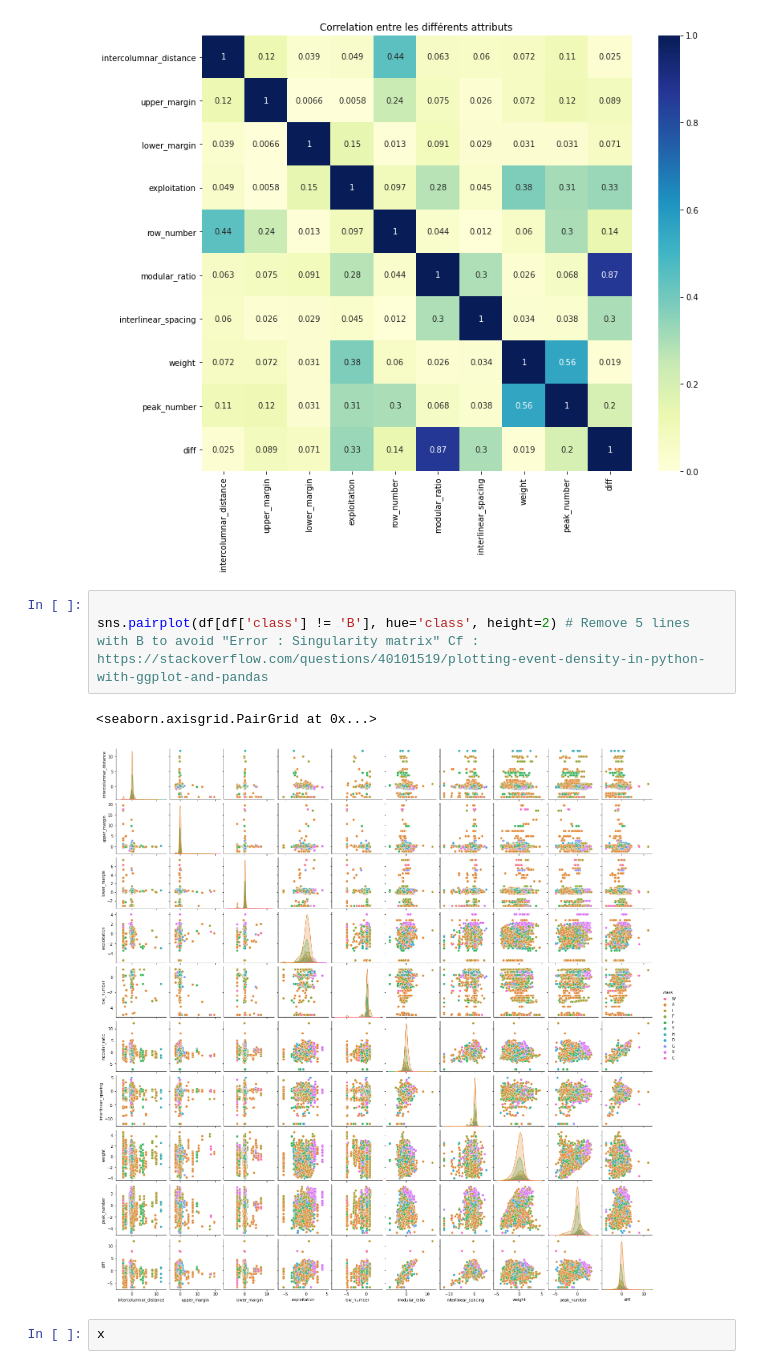
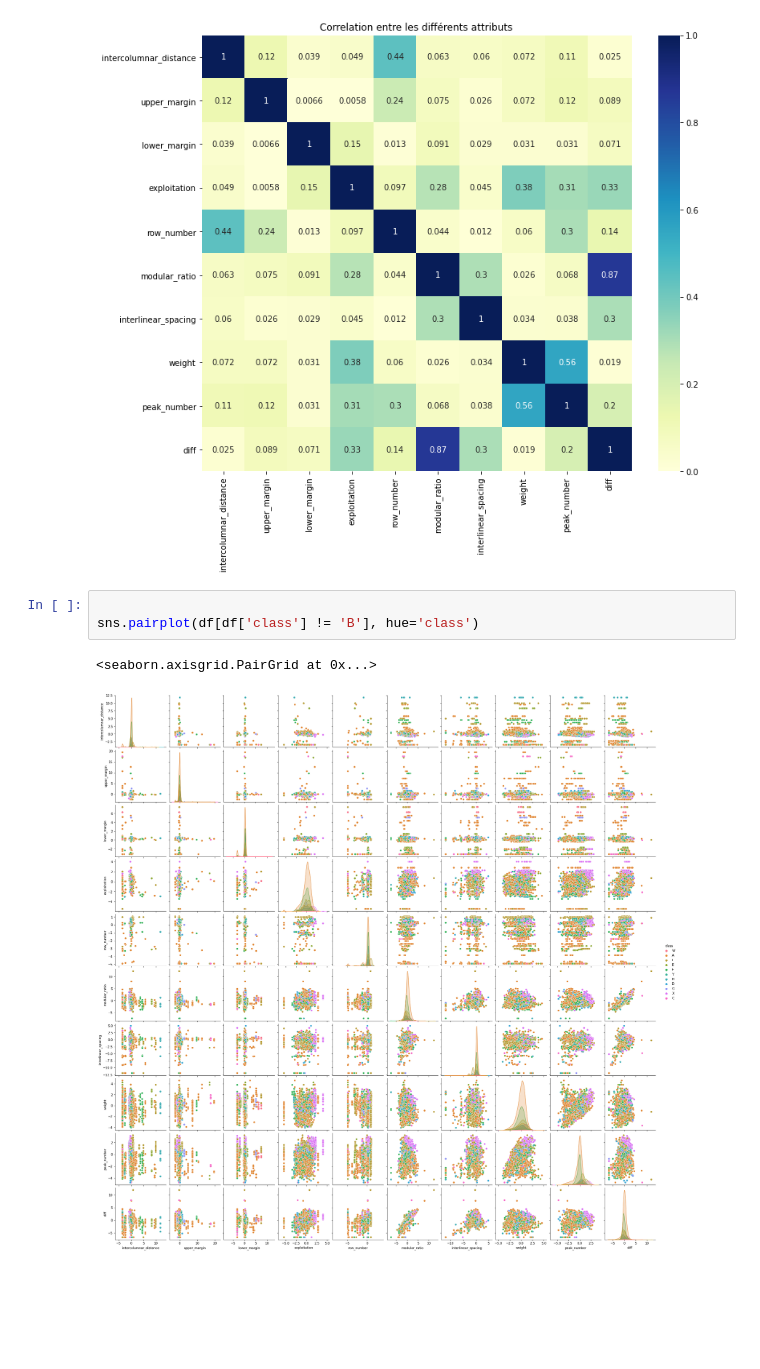
Before and after one commit to QuentinGABOT/Projet-Python, a Jupyter notebook: cleanone.ipynb, the cells around one changed output. Drawn from its saved outputs; the diff is of its cells as text; blank space fills up the shorter version.

```diff
--- a/cleanone.ipynb
+++ b/cleanone.ipynb
@@ -65,11 +65,9 @@ plt.title('Correlation entre les différents attributs')
 plt.show()
 # %% [output]
 [figure]
-# %%
-
-sns.pairplot(df[df['class'] != 'B'], hue='class', height=2) # Remove 5 lines with B to avoid "Error : Singularity matrix" Cf : https://stackoverflow.com/questions/40101519/plotting-event-density-in-python-with-ggplot-and-pandas
-# %% [output]
-<seaborn.axisgrid.PairGrid at 0x...>
-[figure, removed]
-# %%
-x
+# %%
+
+sns.pairplot(df[df['class'] != 'B'], hue='class')
+# %% [output]
+<seaborn.axisgrid.PairGrid at 0x...>
+[figure, added]
```
